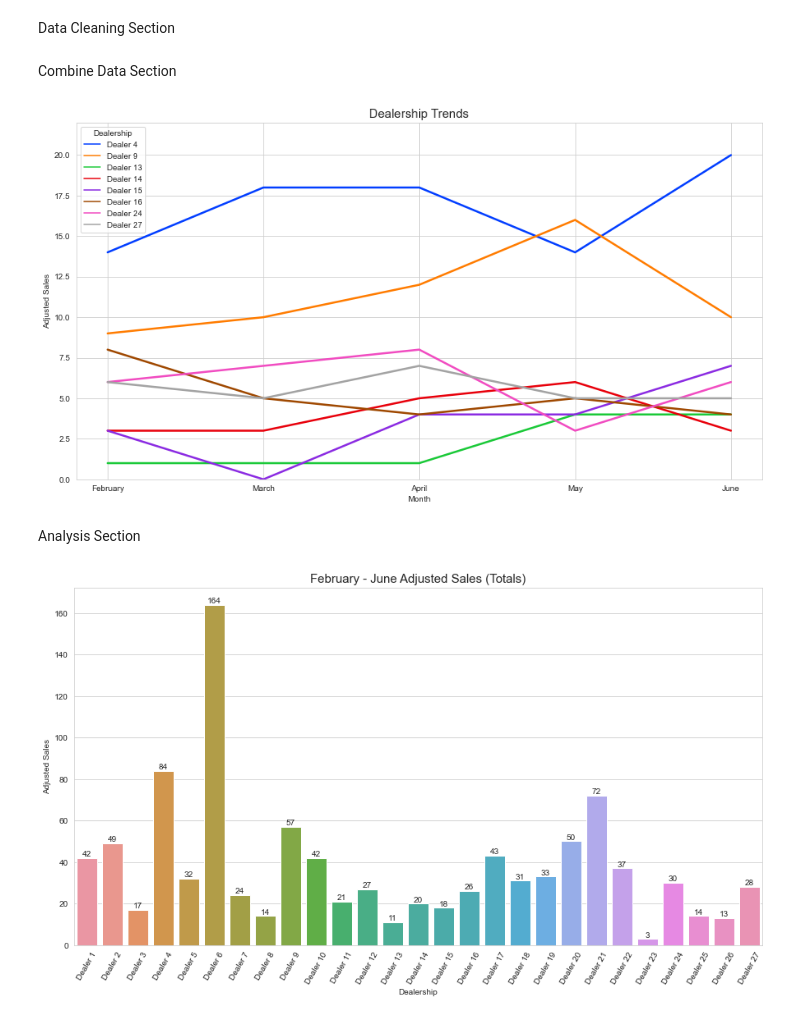
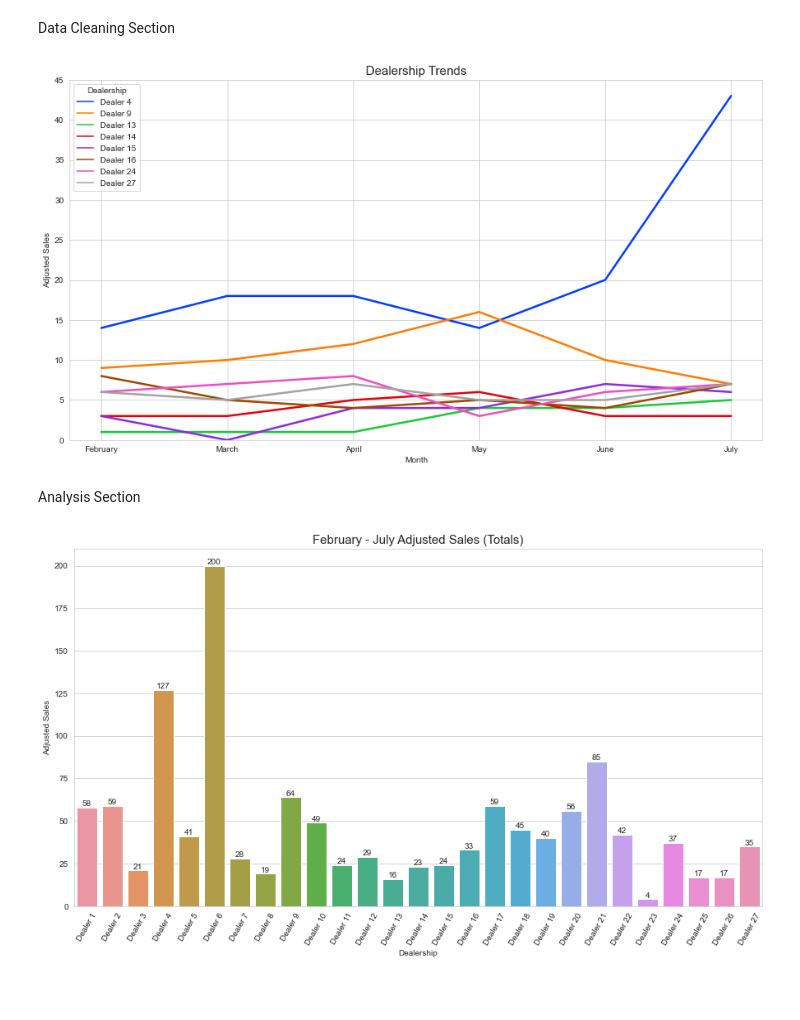
Before and after one commit to diverson1/Dealership-Analysis, a Jupyter notebook: Analysis.ipynb, the cells around one changed output. Saved outputs shown, nothing was run; the diff lists cells and outputs as text; code cells hidden in the pictures; blank space fills up the shorter version.

Commit message:
Function added

```diff
--- a/Analysis.ipynb
+++ b/Analysis.ipynb
@@ -5,8 +5,17 @@ import pandas as pd
 import seaborn as sns
 import matplotlib.pyplot as plt
 import numpy as np
-March_Data = pd.read_csv('Portfolio Manager All Stores March 2022.xlsx - Totals.csv')
-March_Data.rename(columns={'Unnamed: 0':'Dealership'}, inplace=True)
-March_Data = March_Data.assign(Month=['March']*27)
-March_Data['TOTAL GROSS'] = March_Data['TOTAL GROSS'].replace('[$,]', '', regex=True).astype(float)
-March_Data['F&I'] = March_Data['F&I'].replace('[$,]', '', regex=True).astype(float)
+
+# Function to take care of cleaning each dataset (may needed adjusting if format of data changes)
+def Data_Cleaner(Data_Name, month):
+    Data_Name.rename(columns={'Unnamed: 0' : 'Dealership'}, inplace=True)
+    Data_Name = Data_Name.iloc[0:27]
+    Data_Name = Data_Name.assign(Month=[month]*27)
+    Data_Name['TOTAL GROSS'] = Data_Name['TOTAL GROSS'].replace('[$,]', '', regex=True).astype(float)
+    Data_Name['F&I'] = Data_Name['F&I'].replace('[$,]', '', regex=True).astype(float)
+    Data_Name['Service Sales'] = Data_Name['Service Sales'].astype('int64')
+    Data_Name['Portfolio/Campaign Sales'] = Data_Name['Portfolio/Campaign Sales'].astype('int64')
+    Data_Name['Ordered'] = Data_Name['Ordered'].astype('int64')
+    Data_Name['Total Sales'] = Data_Name['Total Sales'].astype('int64')
+    Data_Name['Acquisition'] = Data_Name['Acquisition'].astype('int64')
+    return Data_Name
@@ -45,28 +22,45 @@ June_Data['F&I'] = June_Data['F&I'].replace('[$,]', '', regex=True).astype(float
-# %% [markdown]
-Combine Data Section
+# %%
+February_Data = pd.read_csv('Portfolio Manager February.csv')
+February_Data = Data_Cleaner(February_Data, 'February')
+
+March_Data = pd.read_csv('Portfolio Manager All Stores March 2022.xlsx - Totals.csv')
+March_Data = Data_Cleaner(March_Data, 'March')
+
+April_Data = pd.read_csv('Portfolio Report April 2022.csv')
+April_Data = Data_Cleaner(April_Data, 'April')
+
+May_Data = pd.read_csv('Portfolio Repor May 2022.xlsx - Totals.csv')
+May_Data = Data_Cleaner(May_Data, 'May')
+
+June_Data = pd.read_csv('PORTFOLIO JUNE JIM DANE.xlsx - Totals.csv')
+June_Data = Data_Cleaner(June_Data, 'June')
+
+July_Data = pd.read_csv('Portfolio Report July 2022.xlsx - Totals.csv')
+July_Data = Data_Cleaner(July_Data, 'July')
 # %%
 plt.figure(figsize=(15,8))
-Mass_Data_Set = pd.concat([February_Data, March_Data, April_Data, May_Data, June_Data], ignore_index=True)
+Mass_Data_Set = pd.concat([February_Data, March_Data, April_Data, May_Data, June_Data, July_Data], ignore_index=True)
 Mass_Data_Set['Adjusted Sales'] = Mass_Data_Set['Total Sales'] - Mass_Data_Set['Ordered']
 Jim_Stores = Mass_Data_Set[Mass_Data_Set['Dealership'].isin(['Dealer 4', 'Dealer 9', 'Dealer 13', 'Dealer 14', 'Dealer 15', 'Dealer 16', 'Dealer 24', 'Dealer 27'])]
 dplot =sns.lineplot(data=Jim_Stores, x='Month', y='Adjusted Sales', hue='Dealership', linewidth=2.5, palette='bright')
 dplot.set_title('Dealership Trends', fontsize=15)
-dplot.set(ylim=(0,22))
+sns.set_style('whitegrid')
+dplot.set(ylim=(0,45))
 plt.savefig('Adjusted_Dealership_Trends.png')
 plt.show()
 plt.close()
 # %% [output]
-[figure, old version]
+[figure, new version]
 # %% [markdown]
 Analysis Section
 # %%
 plt.figure(figsize=(15,8))
 mplot = sns.barplot(data=Mass_Data_Set, x='Dealership', y='Adjusted Sales', estimator=sum, ci=None)
 plt.bar_label(mplot.containers[0])
-mplot.set_title('February - June Adjusted Sales (Totals)', fontsize=15)
+mplot.set_title('February - July Adjusted Sales (Totals)', fontsize=15)
 plt.xticks(rotation=60)
 plt.savefig('Mass_Bar_Sales.png')
 plt.show()
 plt.close()
 # %% [output]
-[figure, old version]
+[figure, new version]
```
Also changed, not shown: parts of 4 cells of this notebook, 3 other files.
